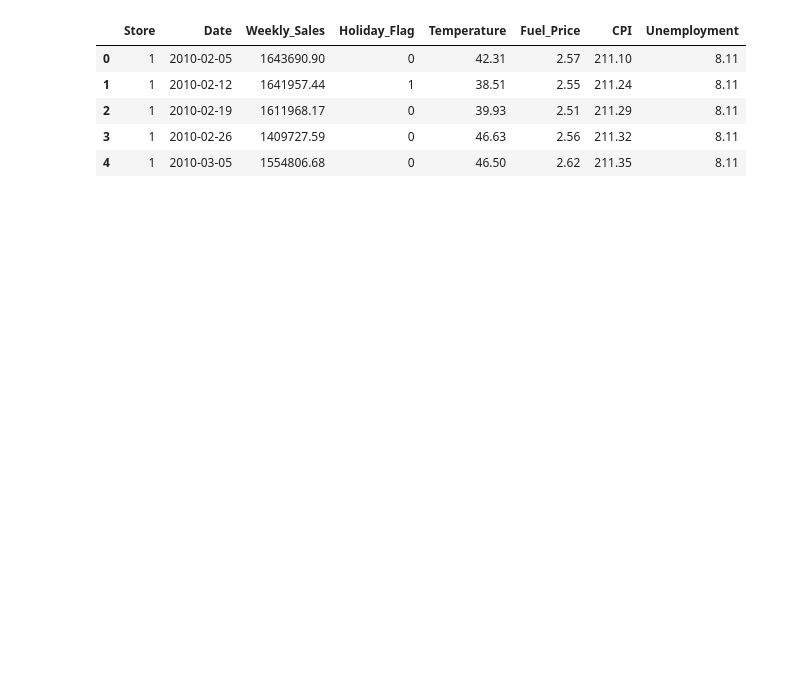
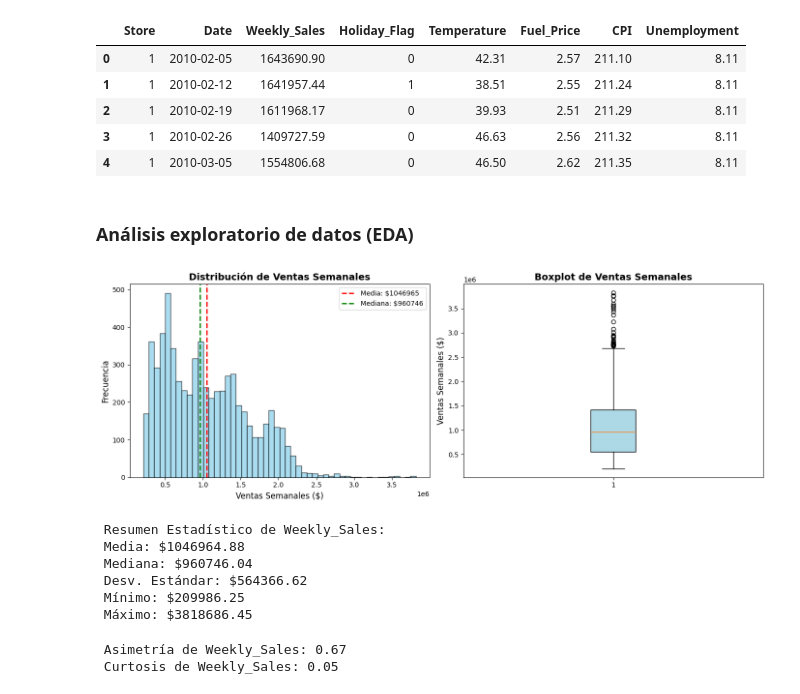
Before and after one commit to Rrosmarinus/walmart, a Jupyter notebook: Ejercicio_RMod_Walmart.ipynb, the cells around one changed output. Cells and saved outputs as stored; diff of their text form; code cells hidden in the pictures; blank space fills up the shorter version.

Commit message:
Análisis exploratorio de datos (EDA)

```diff
--- a/Ejercicio_RMod_Walmart.ipynb
+++ b/Ejercicio_RMod_Walmart.ipynb
@@ -227,3 +168,51 @@ df_walmart.head()
 | 2 | 1 | 2010-02-19 | 1611968.17 | 0 | 39.93 | 2.51 | 211.29 | 8.11 |
 | 3 | 1 | 2010-02-26 | 1409727.59 | 0 | 46.63 | 2.56 | 211.32 | 8.11 |
 | 4 | 1 | 2010-03-05 | 1554806.68 | 0 | 46.50 | 2.62 | 211.35 | 8.11 |
+# %% [markdown]
+### Análisis exploratorio de datos (EDA)
+# %%
+fig, axes = plt.subplots(1, 2, figsize=(14, 5))
+
+# Histograma de la variable 'Weekly_Sales'
+axes[0].hist(df_walmart['Weekly_Sales'], bins=50, color='skyblue', edgecolor='black', alpha=0.7)
+axes[0].axvline(df_walmart['Weekly_Sales'].mean(), color='red', linestyle='--', linewidth=2, label=f'Media: ${df_walmart["Weekly_Sales"].mean():.0f}')
+axes[0].axvline(df_walmart['Weekly_Sales'].median(), color='green', linestyle='--', linewidth=2, label=f'Mediana: ${df_walmart["Weekly_Sales"].median():.0f}')
+axes[0].set_xlabel('Ventas Semanales ($)', fontsize=12)
+axes[0].set_ylabel('Frecuencia', fontsize=12)
+axes[0].set_title('Distribución de Ventas Semanales', fontsize=14, fontweight='bold')
+axes[0].legend()
+
+# Boxplot de la variable 'Weekly_Sales'
+box = axes[1].boxplot(df_walmart['Weekly_Sales'], vert=True, patch_artist=True)
+box['boxes'][0].set(facecolor='lightblue')
+axes[1].set_ylabel('Ventas Semanales ($)', fontsize=12)
+axes[1].set_title('Boxplot de Ventas Semanales', fontsize=14, fontweight='bold')
+
+plt.tight_layout()
+plt.savefig('01_distribucion_ventas_semanales.png', dpi=150, bbox_inches='tight')
+plt.show()
+
+print("\n Resumen Estadístico de Weekly_Sales:")
+print(f" Media: ${df_walmart['Weekly_Sales'].mean():.2f}")
+print(f" Mediana: ${df_walmart['Weekly_Sales'].median():.2f}")
+print(f" Desv. Estándar: ${df_walmart['Weekly_Sales'].std():.2f}")
+print(f" Mínimo: ${df_walmart['Weekly_Sales'].min():.2f}")
+print(f" Máximo: ${df_walmart['Weekly_Sales'].max():.2f}")
+# %% [output]
+[figure, added]
+ Resumen Estadístico de Weekly_Sales:
+ Media: $1046964.88
+ Mediana: $960746.04
+ Desv. Estándar: $564366.62
+ Mínimo: $209986.25
+ Máximo: $3818686.45
+# %%
+from scipy import stats
+asimetria = stats.skew(df_walmart['Weekly_Sales'])
+curtosis = stats.kurtosis(df_walmart['Weekly_Sales'])
+
+print(f"\n Asimetría de Weekly_Sales: {asimetria:.2f}")
+print(f" Curtosis de Weekly_Sales: {curtosis:.2f}")
+# %% [output]
+ Asimetría de Weekly_Sales: 0.67
+ Curtosis de Weekly_Sales: 0.05
```
Also changed, not shown: parts of 15 cells of this notebook, 10 other files.
